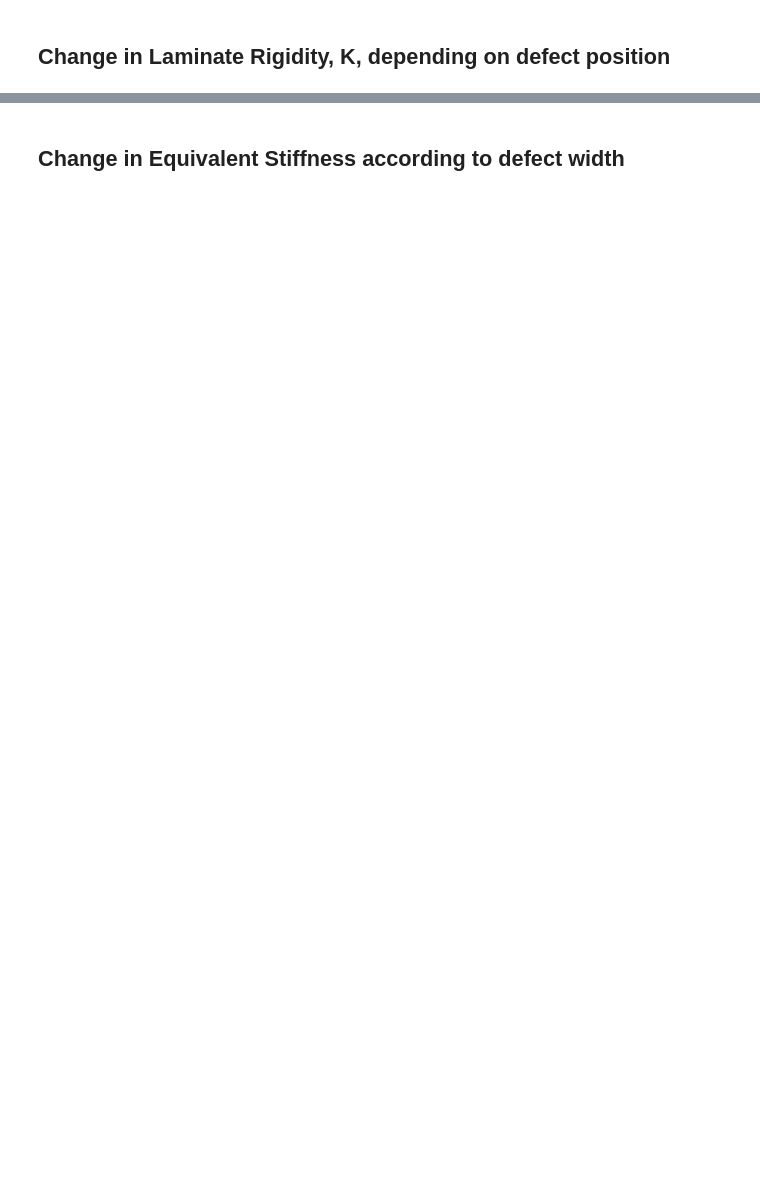
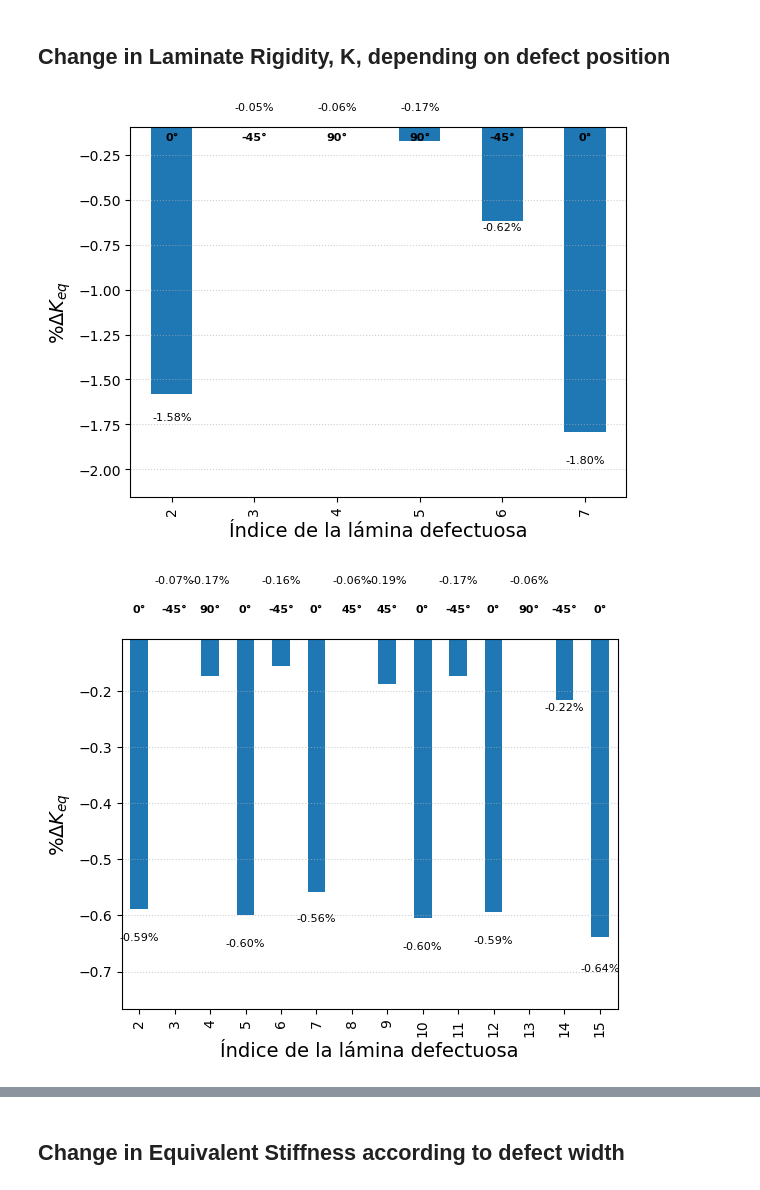
Before and after one commit to juan-vas/PlaneStrain_parametric_FEM, a Jupyter notebook: Ondulation_Analysis.ipynb, the cells around one changed output, grey strips where cells are left out. Saved outputs shown, nothing was run; the diff lists cells and outputs as text; code cells hidden in the pictures; blank space fills up the shorter version.

```diff
--- a/Ondulation_Analysis.ipynb
+++ b/Ondulation_Analysis.ipynb
@@ -210,33 +220,36 @@ for laminate in laminates:
     ax.grid(True, axis='y', linestyle=':', alpha=0.6)
 
     ax.set_ylim(min_y * 1.2, max_y * 1.8)
 
     plt.xlabel('Índice de la lámina defectuosa', fontsize = set_fontsize)
     plt.ylabel("%$\Delta K_{eq}$", fontsize = set_fontsize)
 
     # Loop through each bar to place its value right at the y=0 line
     for bar, (_, row) in zip(ax.patches, df2.iterrows()):
         val = bar.get_height()
         x_pos = bar.get_x() + bar.get_width() / 2
 
 
         orientation_at_defect = row['orientation_at_defect']
         orientation_label = orientation_at_defect
 
         # Position text at y=0, but push positive values UP and negative values DOWN
         if val >= 0 :
             va_dir = 'top'
             y_pos = bar.get_height() + 0.02
         else:
             val_dir = 'bottom'
             y_pos = bar.get_height() * 1.1
         if (val < 0) & (val > -0.2):
             y_pos = 0.2 * max_y
 
         ax.text(x_pos, y_pos, f"{val:.2f}%", ha='center', va=val_dir, fontsize=8)
         ax.text(x_pos, 0.1 * min_y, f"{int(orientation_label):d}°", ha='center', va=val_dir, fontsize=8, fontweight='bold')
 
-    plt.tight_layout()
-    #plt.savefig(filename)
-    #plt.show()
+   # plt.tight_layout()
+    plt.savefig(filename)
+    plt.show()
     plt.close()
+# %% [output]
+[figure, added]
+[figure, added]
```
Also changed, not shown: parts of 7 cells of this notebook, 25 other files.
